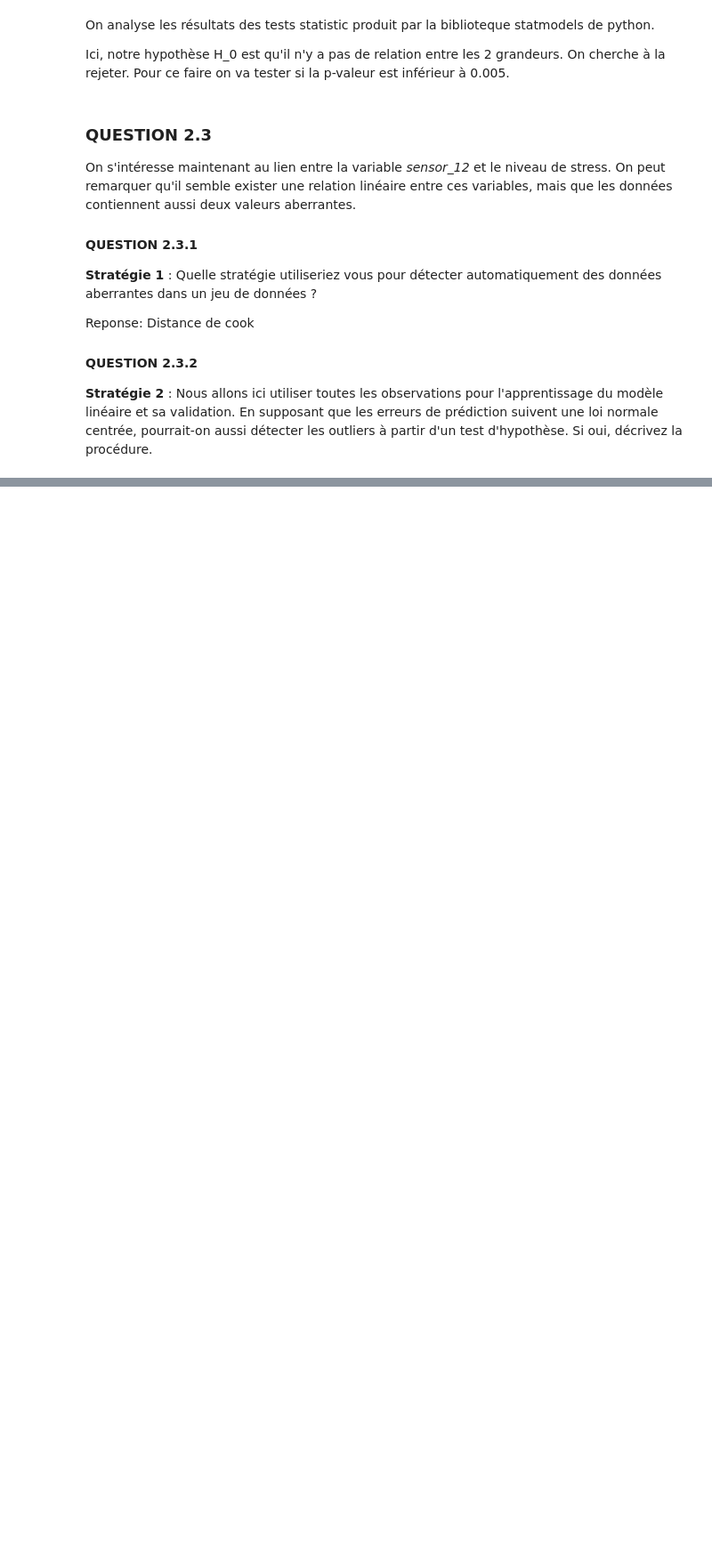
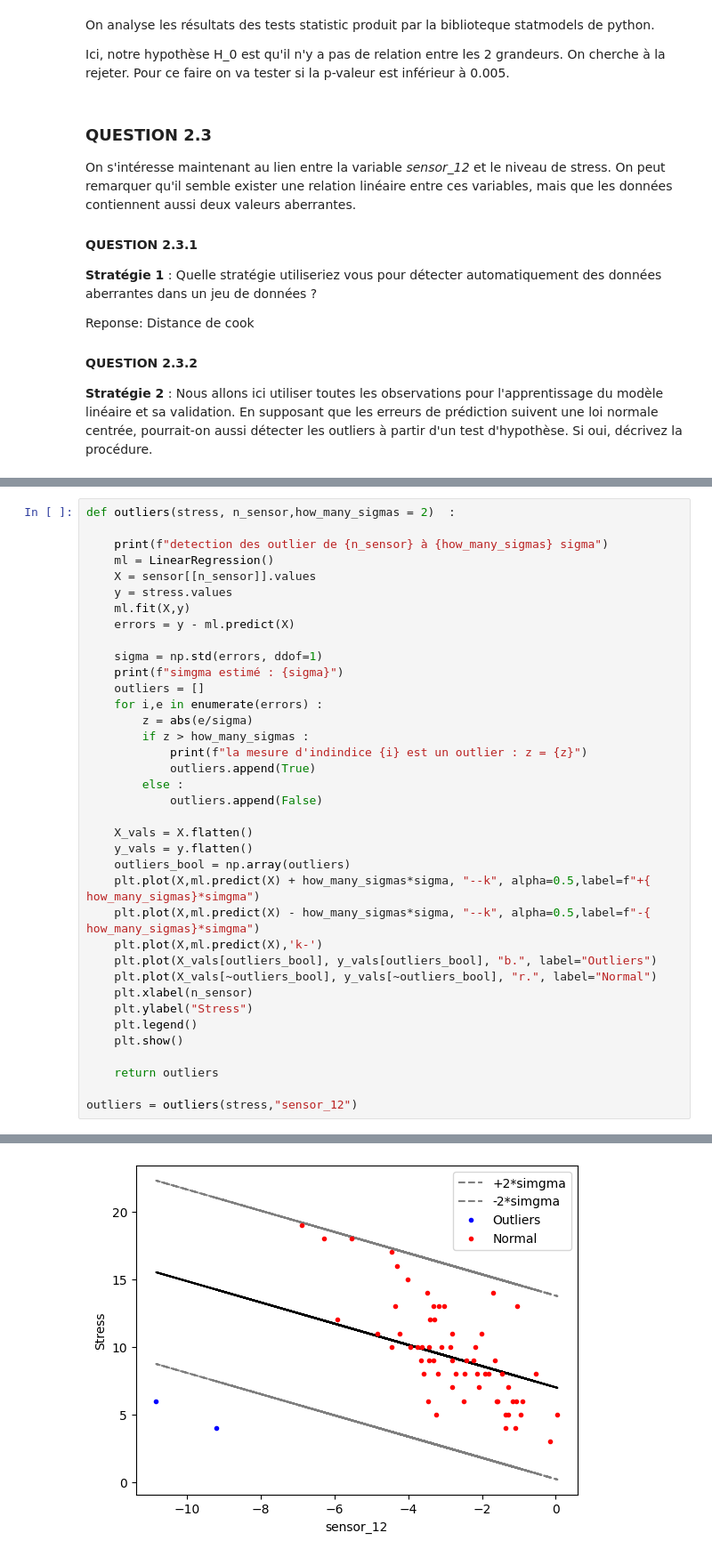
Before and after one commit to HR-Supaero/stat-ml, a Jupyter notebook: TPs/BE_statML_2025/BE_StatML_2025.ipynb, the cells around one changed output, grey strips where cells are left out. Shown: that part at 89% size. Saved outputs shown, nothing was run; the diff lists cells and outputs as text; blank space fills up the shorter version.

```diff
--- a/TPs/BE_statML_2025/BE_StatML_2025.ipynb
+++ b/TPs/BE_statML_2025/BE_StatML_2025.ipynb
@@ -366,0 +380,38 @@ Reponse: Distance de cook
+# %%
+def outliers(stress, n_sensor,how_many_sigmas = 2)  :
+
+    print(f"detection des outlier de {n_sensor} à {how_many_sigmas} sigma")
+    ml = LinearRegression()
+    X = sensor[[n_sensor]].values
+    y = stress.values
+    ml.fit(X,y)
+    errors = y - ml.predict(X)
+
+    sigma = np.std(errors, ddof=1)
+    print(f"simgma estimé : {sigma}")
+    outliers = []
+    for i,e in enumerate(errors) :
+        z = abs(e/sigma)
+        if z > how_many_sigmas :
+            print(f"la mesure d'indindice {i} est un outlier : z = {z}")
+            outliers.append(True)
+        else :
+            outliers.append(False)
+
+    X_vals = X.flatten()
+    y_vals = y.flatten()
+    outliers_bool = np.array(outliers)
+    plt.plot(X,ml.predict(X) + how_many_sigmas*sigma, "--k", alpha=0.5,label=f"+{ how_many_sigmas}*simgma")
+    plt.plot(X,ml.predict(X) - how_many_sigmas*sigma, "--k", alpha=0.5,label=f"-{ how_many_sigmas}*simgma")
+    plt.plot(X,ml.predict(X),'k-')
+    plt.plot(X_vals[outliers_bool], y_vals[outliers_bool], "b.", label="Outliers")
+    plt.plot(X_vals[~outliers_bool], y_vals[~outliers_bool], "r.", label="Normal")
+    plt.xlabel(n_sensor)
+    plt.ylabel("Stress")
+    plt.legend()
+    plt.show()
+
+    return outliers
+
+outliers = outliers(stress,"sensor_12")
+# %% [output]
@@ -367,3 +422,4 @@ Reponse: Distance de cook
+[figure, added]
 # %% [markdown]
 
 ### QUESTION 2.4
```
Also changed, not shown: parts of 4 cells of this notebook.
